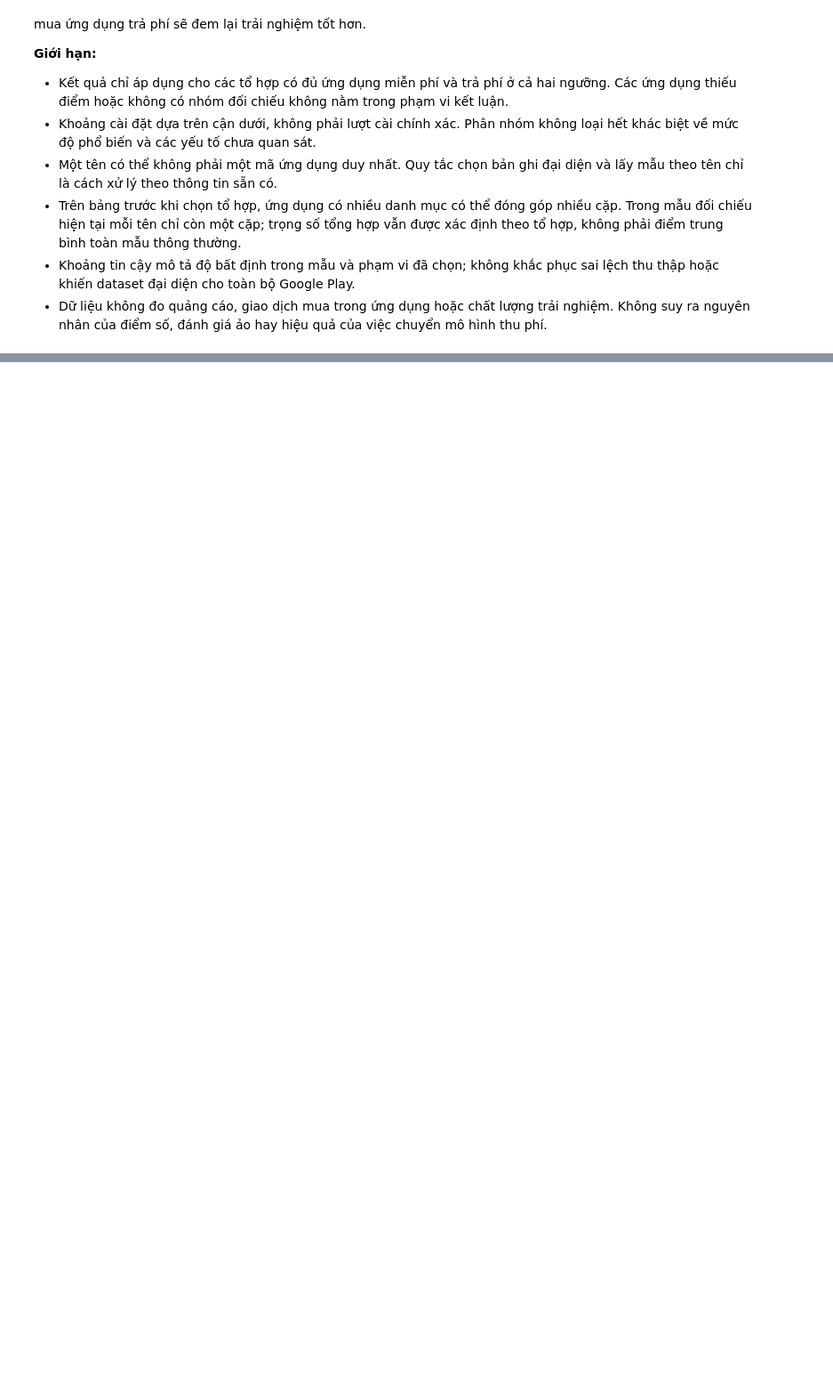
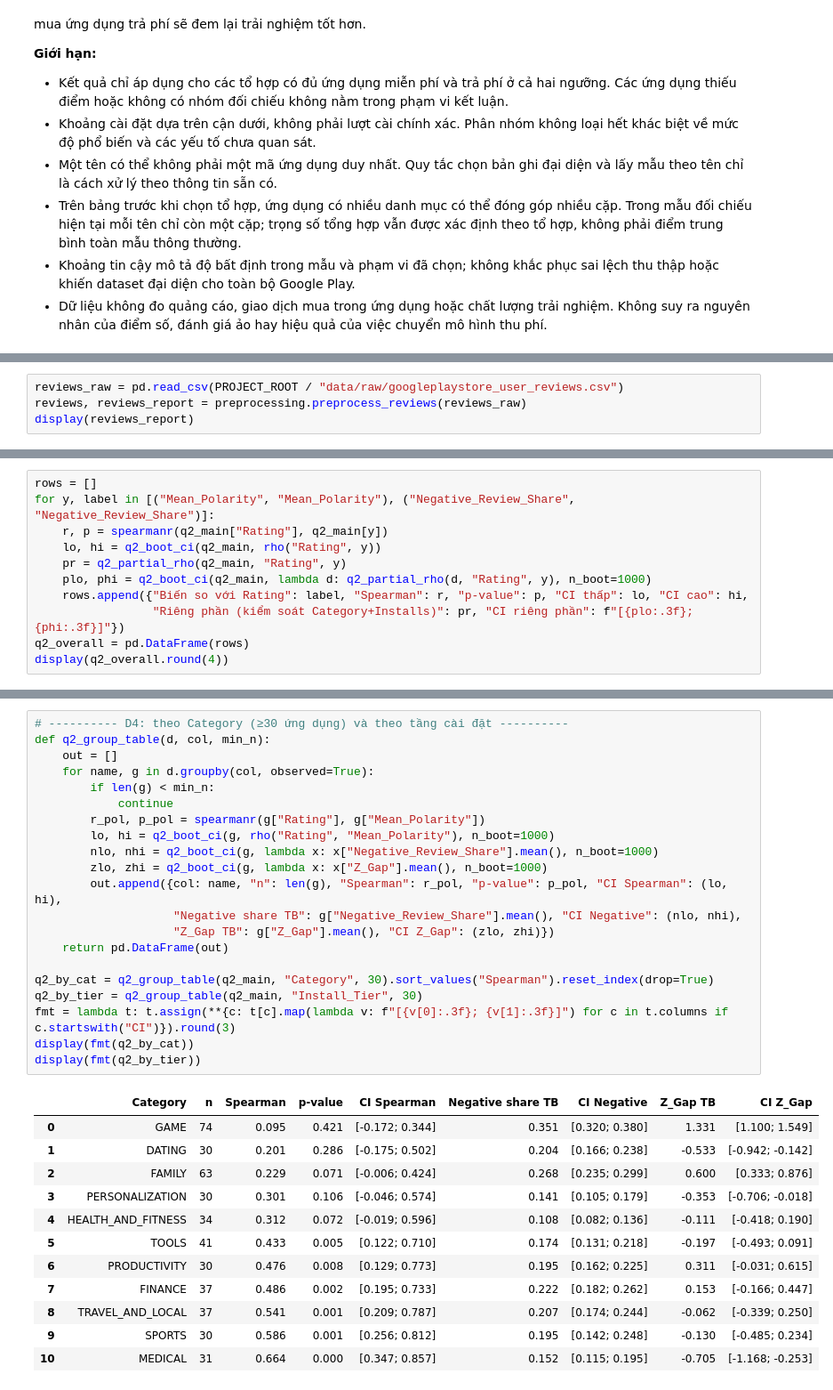
Before and after one commit to phtanh05/google-play-store-apps-analysis, a Jupyter notebook: notebooks/02_analysis.ipynb, the cells around one changed output, grey strips where cells are left out. Shown at 89% size. Drawn from its saved outputs; the diff is of its cells as text; blank space fills up the shorter version.

```diff
--- a/notebooks/02_analysis.ipynb
+++ b/notebooks/02_analysis.ipynb
@@ -841,0 +858,4 @@ display(q1_price_sensitivity.round(4))
+# %%
+reviews_raw = pd.read_csv(PROJECT_ROOT / "data/raw/googleplaystore_user_reviews.csv")
+reviews, reviews_report = preprocessing.preprocess_reviews(reviews_raw)
+display(reviews_report)
@@ -841,0 +978,11 @@ display(q1_price_sensitivity.round(4))
+# %%
+rows = []
+for y, label in [("Mean_Polarity", "Mean_Polarity"), ("Negative_Review_Share", "Negative_Review_Share")]:
+    r, p = spearmanr(q2_main["Rating"], q2_main[y])
+    lo, hi = q2_boot_ci(q2_main, rho("Rating", y))
+    pr = q2_partial_rho(q2_main, "Rating", y)
+    plo, phi = q2_boot_ci(q2_main, lambda d: q2_partial_rho(d, "Rating", y), n_boot=1000)
+    rows.append({"Biến so với Rating": label, "Spearman": r, "p-value": p, "CI thấp": lo, "CI cao": hi,
+                 "Riêng phần (kiểm soát Category+Installs)": pr, "CI riêng phần": f"[{plo:.3f}; {phi:.3f}]"})
+q2_overall = pd.DataFrame(rows)
+display(q2_overall.round(4))
@@ -841,0 +1001,34 @@ display(q1_price_sensitivity.round(4))
+# %%
+# ---------- D4: theo Category (≥30 ứng dụng) và theo tầng cài đặt ----------
+def q2_group_table(d, col, min_n):
+    out = []
+    for name, g in d.groupby(col, observed=True):
+        if len(g) < min_n:
+            continue
+        r_pol, p_pol = spearmanr(g["Rating"], g["Mean_Polarity"])
+        lo, hi = q2_boot_ci(g, rho("Rating", "Mean_Polarity"), n_boot=1000)
+        nlo, nhi = q2_boot_ci(g, lambda x: x["Negative_Review_Share"].mean(), n_boot=1000)
+        zlo, zhi = q2_boot_ci(g, lambda x: x["Z_Gap"].mean(), n_boot=1000)
+        out.append({col: name, "n": len(g), "Spearman": r_pol, "p-value": p_pol, "CI Spearman": (lo, hi),
+                    "Negative share TB": g["Negative_Review_Share"].mean(), "CI Negative": (nlo, nhi),
+                    "Z_Gap TB": g["Z_Gap"].mean(), "CI Z_Gap": (zlo, zhi)})
+    return pd.DataFrame(out)
+
+q2_by_cat = q2_group_table(q2_main, "Category", 30).sort_values("Spearman").reset_index(drop=True)
+q2_by_tier = q2_group_table(q2_main, "Install_Tier", 30)
+fmt = lambda t: t.assign(**{c: t[c].map(lambda v: f"[{v[0]:.3f}; {v[1]:.3f}]") for c in t.columns if c.startswith("CI")}).round(3)
+display(fmt(q2_by_cat))
+display(fmt(q2_by_tier))
+# %% [output]
+|  | Category | n | Spearman | p-value | CI Spearman | Negative share TB | CI Negative | Z_Gap TB | CI Z_Gap |
+| 0 | GAME | 74 | 0.095 | 0.421 | [-0.172; 0.344] | 0.351 | [0.320; 0.380] | 1.331 | [1.100; 1.549] |
+| 1 | DATING | 30 | 0.201 | 0.286 | [-0.175; 0.502] | 0.204 | [0.166; 0.238] | -0.533 | [-0.942; -0.142] |
+| 2 | FAMILY | 63 | 0.229 | 0.071 | [-0.006; 0.424] | 0.268 | [0.235; 0.299] | 0.600 | [0.333; 0.876] |
+| 3 | PERSONALIZATION | 30 | 0.301 | 0.106 | [-0.046; 0.574] | 0.141 | [0.105; 0.179] | -0.353 | [-0.706; -0.018] |
+| 4 | HEALTH_AND_FITNESS | 34 | 0.312 | 0.072 | [-0.019; 0.596] | 0.108 | [0.082; 0.136] | -0.111 | [-0.418; 0.190] |
+| 5 | TOOLS | 41 | 0.433 | 0.005 | [0.122; 0.710] | 0.174 | [0.131; 0.218] | -0.197 | [-0.493; 0.091] |
+| 6 | PRODUCTIVITY | 30 | 0.476 | 0.008 | [0.129; 0.773] | 0.195 | [0.162; 0.225] | 0.311 | [-0.031; 0.615] |
+| 7 | FINANCE | 37 | 0.486 | 0.002 | [0.195; 0.733] | 0.222 | [0.182; 0.262] | 0.153 | [-0.166; 0.447] |
+| 8 | TRAVEL_AND_LOCAL | 37 | 0.541 | 0.001 | [0.209; 0.787] | 0.207 | [0.174; 0.244] | -0.062 | [-0.339; 0.250] |
+| 9 | SPORTS | 30 | 0.586 | 0.001 | [0.256; 0.812] | 0.195 | [0.142; 0.248] | -0.130 | [-0.485; 0.234] |
+| 10 | MEDICAL | 31 | 0.664 | 0.000 | [0.347; 0.857] | 0.152 | [0.115; 0.195] | -0.705 | [-1.168; -0.253] |
```
Also changed, not shown: parts of 27 cells of this notebook, 2 other files.
